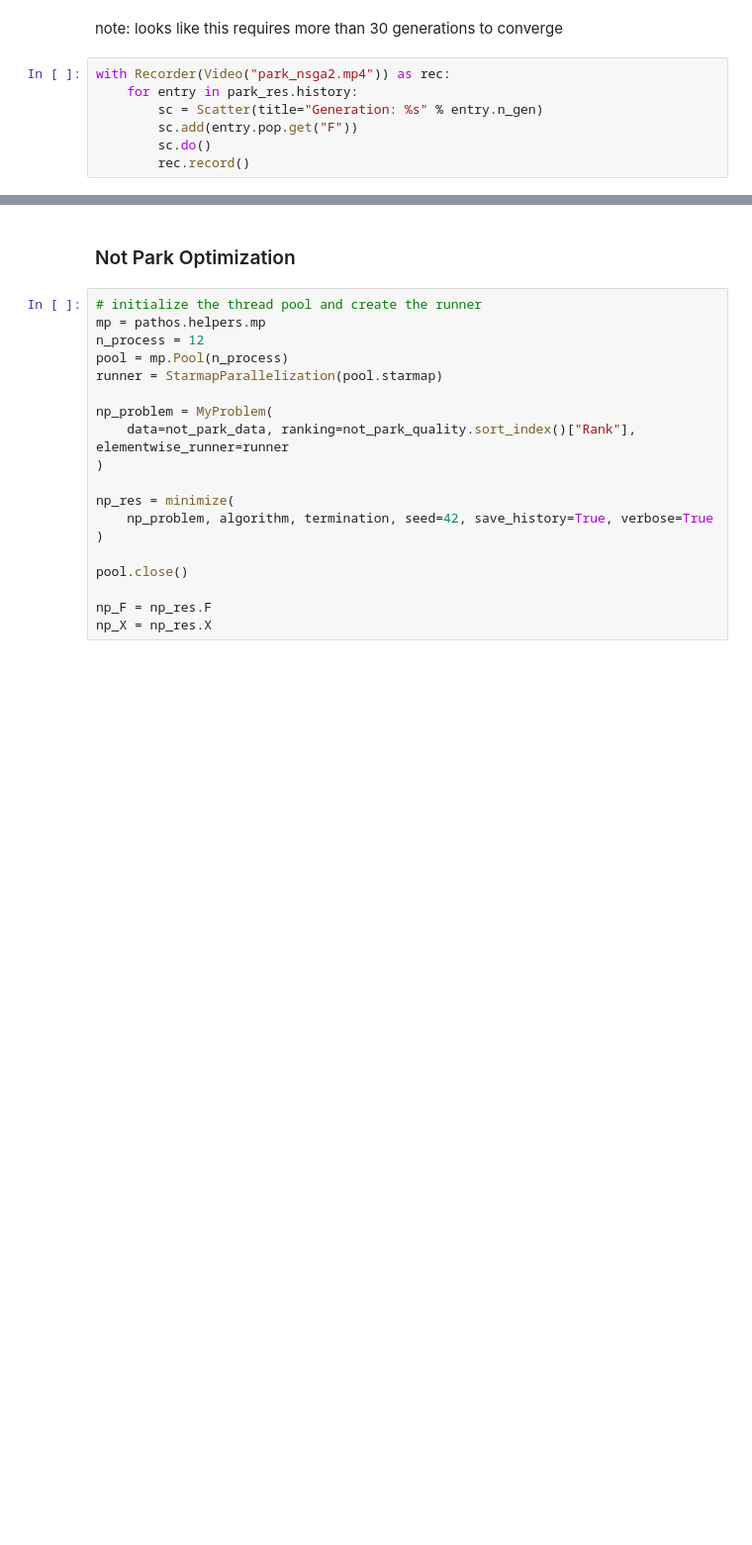
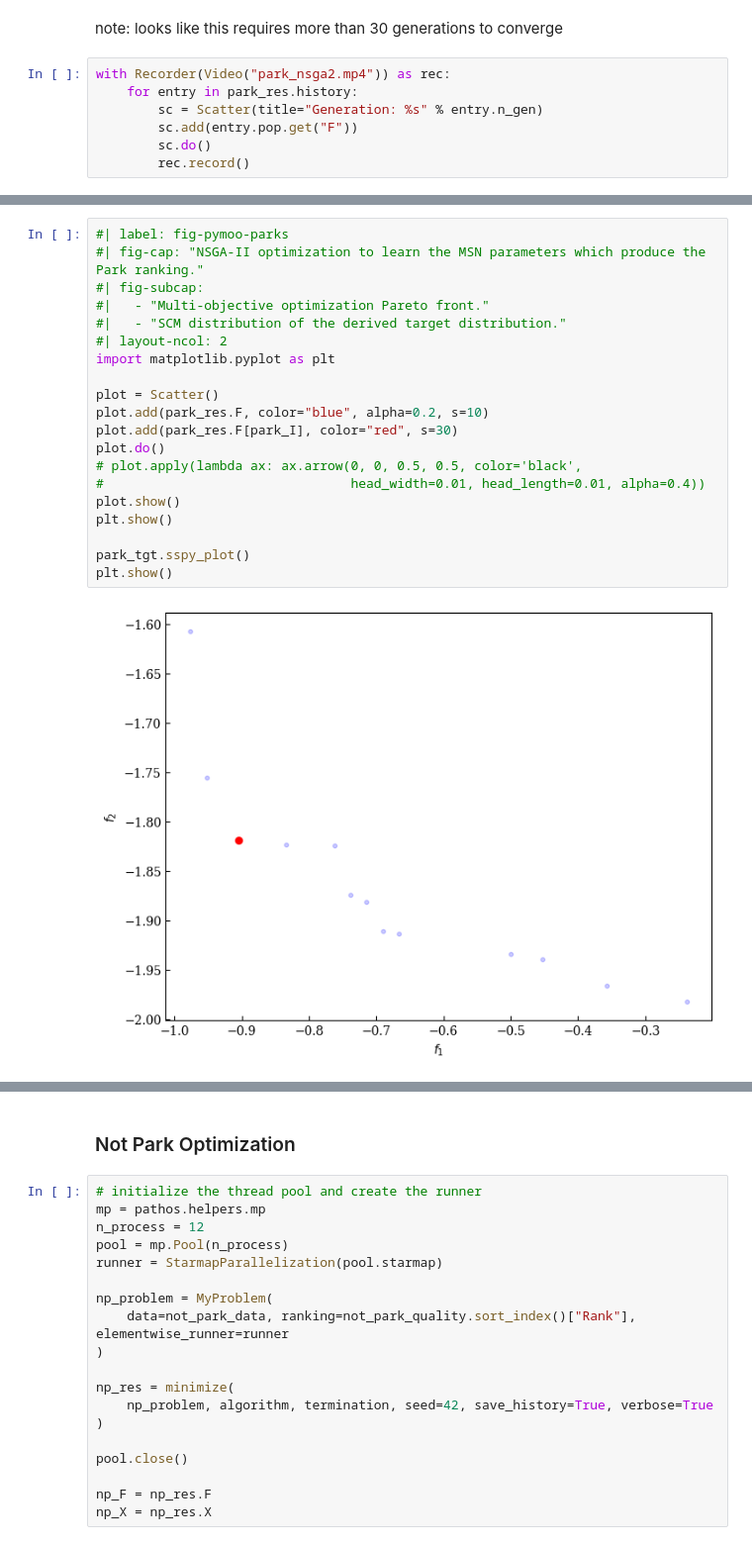
Before and after one commit to MitchellAcoustics/J2401_JASA_SSID-Single-Index, a Jupyter notebook: notebooks/TargetOptimization.ipynb, the cells around one changed output, grey strips where cells are left out. Shown at 99% size. Cells and saved outputs as stored; diff of their text form; blank space fills up the shorter version.

```diff
--- a/notebooks/TargetOptimization.ipynb
+++ b/notebooks/TargetOptimization.ipynb
@@ -525,0 +533,22 @@ None
+# %%
+#| label: fig-pymoo-parks
+#| fig-cap: "NSGA-II optimization to learn the MSN parameters which produce the Park ranking."
+#| fig-subcap:
+#|   - "Multi-objective optimization Pareto front."
+#|   - "SCM distribution of the derived target distribution."
+#| layout-ncol: 2
+import matplotlib.pyplot as plt
+
+plot = Scatter()
+plot.add(park_res.F, color="blue", alpha=0.2, s=10)
+plot.add(park_res.F[park_I], color="red", s=30)
+plot.do()
+# plot.apply(lambda ax: ax.arrow(0, 0, 0.5, 0.5, color='black',
+#                                head_width=0.01, head_length=0.01, alpha=0.4))
+plot.show()
+plt.show()
+
+park_tgt.sspy_plot()
+plt.show()
+# %% [output]
+[figure, added]
```
Also changed, not shown: parts of 5 cells of this notebook, 17 other files.
